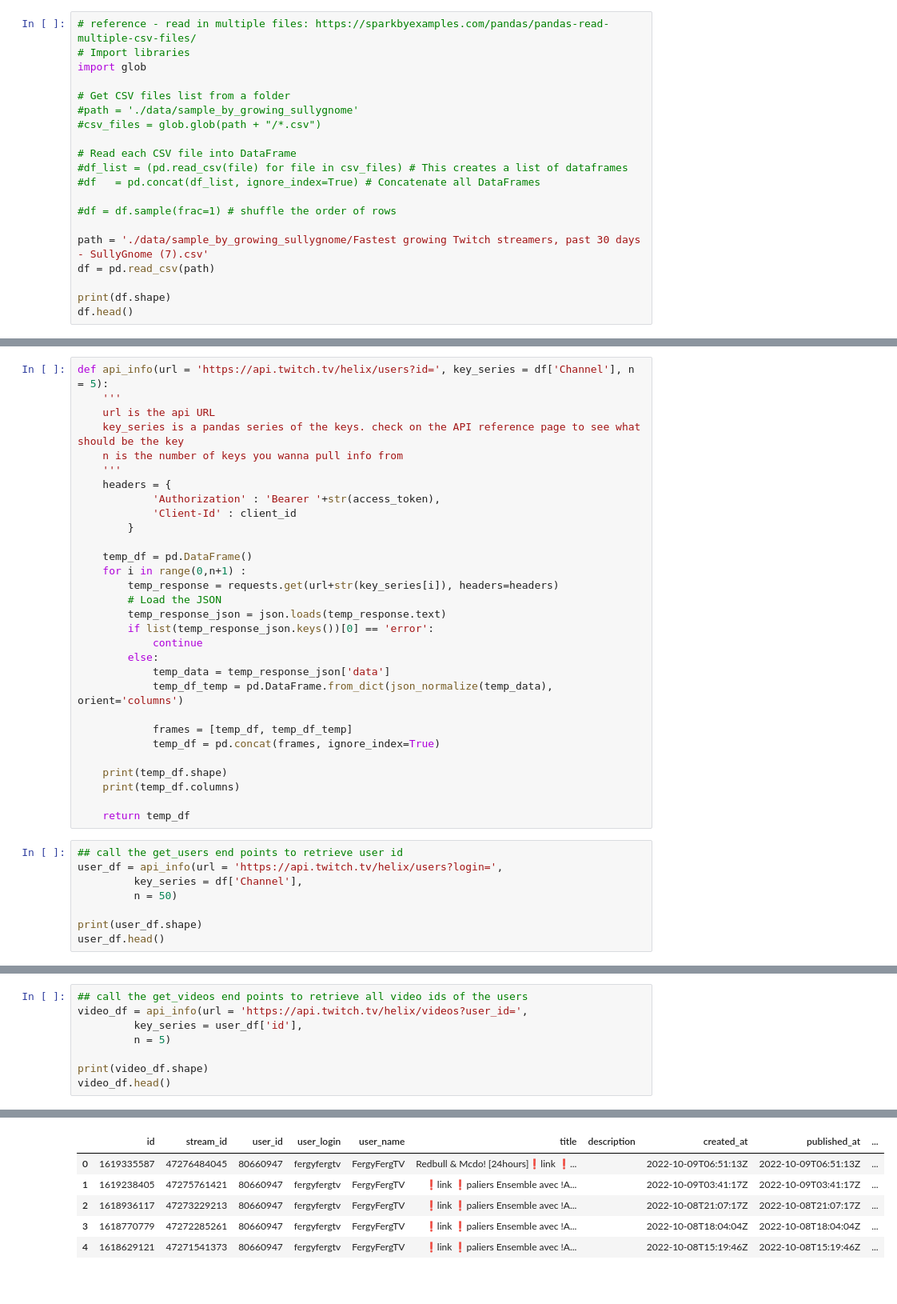
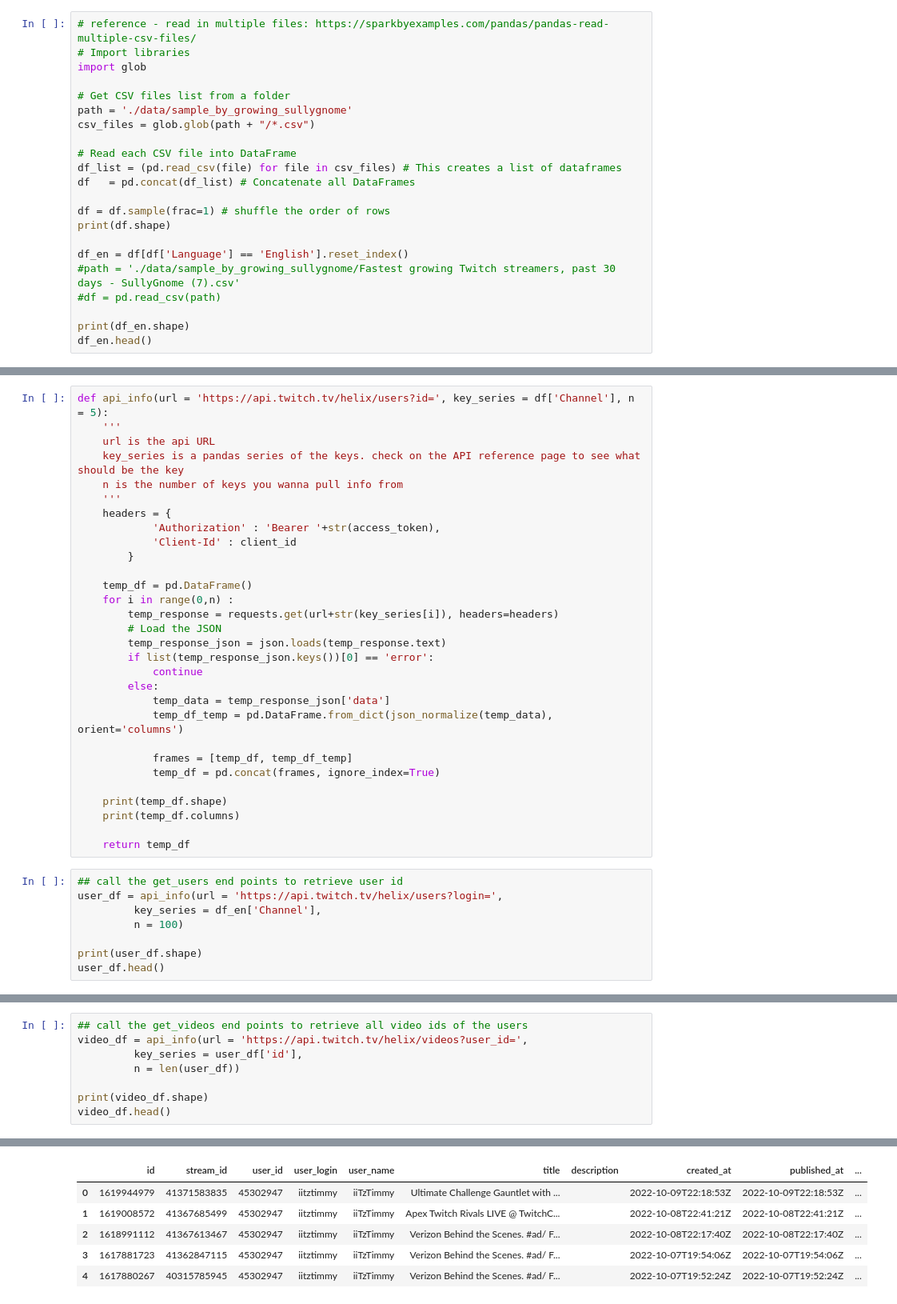
Before and after one commit to pearl-yu/twitch_project, a Jupyter notebook: 10112022.ipynb, the cells around one changed output, grey strips where cells are left out. Shown: that part at 80% size. Drawn from its saved outputs; the diff is of its cells as text.

```diff
--- a/10112022.ipynb
+++ b/10112022.ipynb
@@ -64,18 +65,20 @@ With the sample:
 import glob
 
 # Get CSV files list from a folder
-#path = './data/sample_by_growing_sullygnome'
-#csv_files = glob.glob(path + "/*.csv")
+path = './data/sample_by_growing_sullygnome'
+csv_files = glob.glob(path + "/*.csv")
 
 # Read each CSV file into DataFrame
-#df_list = (pd.read_csv(file) for file in csv_files) # This creates a list of dataframes
-#df   = pd.concat(df_list, ignore_index=True) # Concatenate all DataFrames
+df_list = (pd.read_csv(file) for file in csv_files) # This creates a list of dataframes
+df   = pd.concat(df_list) # Concatenate all DataFrames
 
-#df = df.sample(frac=1) # shuffle the order of rows
+df = df.sample(frac=1) # shuffle the order of rows
+print(df.shape)
 
-path = './data/sample_by_growing_sullygnome/Fastest growing Twitch streamers, past 30 days - SullyGnome (7).csv'
-df = pd.read_csv(path)
+df_en = df[df['Language'] == 'English'].reset_index()
+#path = './data/sample_by_growing_sullygnome/Fastest growing Twitch streamers, past 30 days - SullyGnome (7).csv'
+#df = pd.read_csv(path)
 
-print(df.shape)
-df.head()
+print(df_en.shape)
+df_en.head()
 # %% [output]
@@ -99,7 +105,7 @@ def api_info(url = 'https://api.twitch.tv/helix/users?id=', key_series = df['Cha
         }
 
     temp_df = pd.DataFrame()
-    for i in range(0,n+1) :
+    for i in range(0,n) :
         temp_response = requests.get(url+str(key_series[i]), headers=headers)
         # Load the JSON
         temp_response_json = json.loads(temp_response.text)
@@ -119,8 +125,8 @@ def api_info(url = 'https://api.twitch.tv/helix/users?id=', key_series = df['Cha
 # %%
 ## call the get_users end points to retrieve user id
 user_df = api_info(url = 'https://api.twitch.tv/helix/users?login=',
-         key_series = df['Channel'],
-         n = 50)
+         key_series = df_en['Channel'],
+         n = 100)
 
 print(user_df.shape)
 user_df.head()
@@ -141,7 +147,7 @@ Index(['id', 'login', 'display_name', 'type', 'broadcaster_type',
 ## call the get_videos end points to retrieve all video ids of the users
 video_df = api_info(url = 'https://api.twitch.tv/helix/videos?user_id=',
          key_series = user_df['id'],
-         n = 5)
+         n = len(user_df))
 
 print(video_df.shape)
 video_df.head()
@@ -156,9 +162,9 @@ Index(['id', 'stream_id', 'user_id', 'user_login', 'user_name', 'title',
 |  | id | stream_id | user_id | user_login | user_name | title | description | created_at | published_at | ... |
-| 0 | 1619335587 | 47276484045 | 80660947 | fergyfergtv | FergyFergTV | Redbull & Mcdo! [24hours]❗️link ❗... |  | 2022-10-09T06:51:13Z | 2022-10-09T06:51:13Z | ... |
-| 1 | 1619238405 | 47275761421 | 80660947 | fergyfergtv | FergyFergTV | ❗️link ❗️paliers Ensemble avec !A... |  | 2022-10-09T03:41:17Z | 2022-10-09T03:41:17Z | ... |
-| 2 | 1618936117 | 47273229213 | 80660947 | fergyfergtv | FergyFergTV | ❗️link ❗️paliers Ensemble avec !A... |  | 2022-10-08T21:07:17Z | 2022-10-08T21:07:17Z | ... |
-| 3 | 1618770779 | 47272285261 | 80660947 | fergyfergtv | FergyFergTV | ❗️link ❗️paliers Ensemble avec !A... |  | 2022-10-08T18:04:04Z | 2022-10-08T18:04:04Z | ... |
-| 4 | 1618629121 | 47271541373 | 80660947 | fergyfergtv | FergyFergTV | ❗️link ❗️paliers Ensemble avec !A... |  | 2022-10-08T15:19:46Z | 2022-10-08T15:19:46Z | ... |
+| 0 | 1619944979 | 41371583835 | 45302947 | iitztimmy | iiTzTimmy | Ultimate Challenge Gauntlet with ... |  | 2022-10-09T22:18:53Z | 2022-10-09T22:18:53Z | ... |
+| 1 | 1619008572 | 41367685499 | 45302947 | iitztimmy | iiTzTimmy | Apex Twitch Rivals LIVE @ TwitchC... |  | 2022-10-08T22:41:21Z | 2022-10-08T22:41:21Z | ... |
+| 2 | 1618991112 | 41367613467 | 45302947 | iitztimmy | iiTzTimmy | Verizon Behind the Scenes. #ad/ F... |  | 2022-10-08T22:17:40Z | 2022-10-08T22:17:40Z | ... |
+| 3 | 1617881723 | 41362847115 | 45302947 | iitztimmy | iiTzTimmy | Verizon Behind the Scenes. #ad/ F... |  | 2022-10-07T19:54:06Z | 2022-10-07T19:54:06Z | ... |
+| 4 | 1617880267 | 40315785945 | 45302947 | iitztimmy | iiTzTimmy | Verizon Behind the Scenes. #ad/ F... |  | 2022-10-07T19:52:24Z | 2022-10-07T19:52:24Z | ... |
 # %%
 # Some pre-processing of the video_df
 video_df['created_at'] = pd.to_datetime(video_df['created_at'])
```
Also changed, not shown: parts of 57 cells of this notebook.
